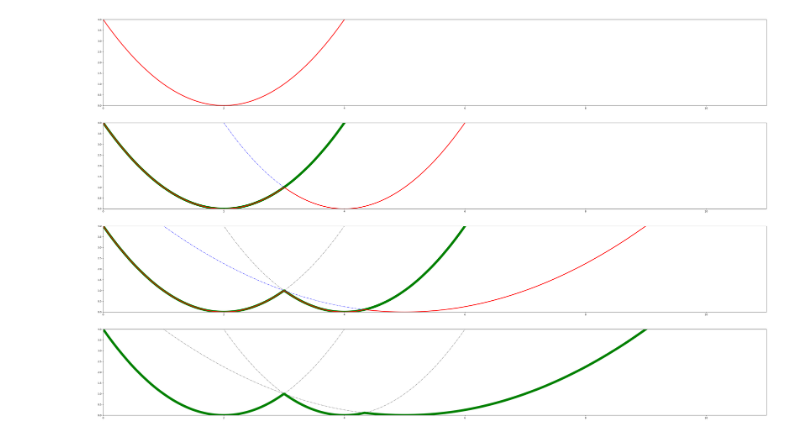
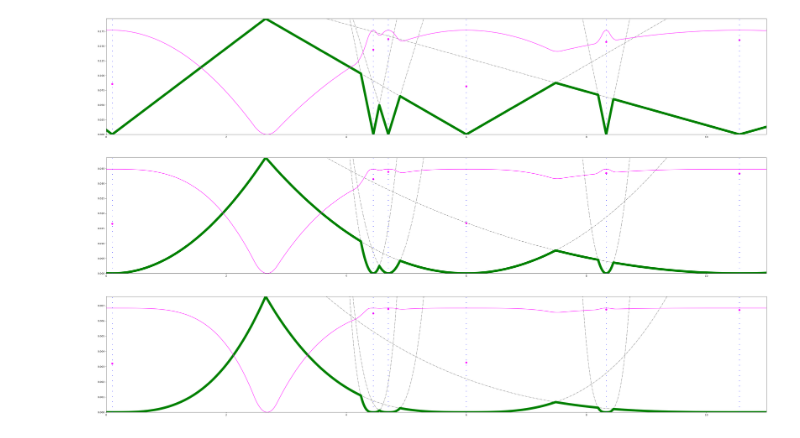
Before and after one commit to AlyLanier/neo4j2graph, a Jupyter notebook: arcane2graph/neo4j_UserDefined_Functions/test_show_v2.ipynb, the cells around one changed output. Drawn from its saved outputs; the diff is of its cells as text; code cells hidden in the pictures.

Commit message:
finished, added test_case example of score calculation

```diff
--- a/arcane2graph/neo4j_UserDefined_Functions/test_show_v2.ipynb
+++ b/arcane2graph/neo4j_UserDefined_Functions/test_show_v2.ipynb
@@ -630,13 +578 @@ on : S[0, 11]S
 [figure]
-# %%
-hull.set_primitive(lambda a: (lambda x: a**2 * x**3/3.))
-
-nb_points_hull, nb_points_score = 2000, 200
-x_hull = np.linspace(*hull.get_range().as_tuple(), nb_points_hull)
-x_score = np.linspace(*hull.get_range().as_tuple(), nb_points_score)
-
-fig, ax = plt.subplots(1, 1, figsize=(50, 10))
-plot_draw(ax, x_hull, hull, False)
-
-test = [hull.score_of_new_curb_test((2, float(x))) for x in x_score]
-ax.plot(x_score, test)
@@ -663,6 +579,7 @@ Exception: the function should be defined on the total range it takes values in
-# %%
-data = [(1, 2), (1, 4), (.5, 5)]
-
-show_iterative_fig(f, my_range, data)
-# %% [output]
-[figure, removed]
+# %%
+def normalize_score(liste):
+    if liste.size == 0: return
+    min_value = min(liste)
+    max_value = max(liste)
+
+    return lambda l : (l - min_value)/(max_value - min_value)
@@ -668,0 +611,33 @@ show_iterative_fig(f, my_range, data)
+# %%
+option = {
+    .1: 13,
+    4.45: 2,
+    4.7: 3,
+    6: 17,
+    8.33: 2,
+    10.55: 35
+}
+
+sign = lambda x: 1. if x >= 0 else -1.
+power = lambda n: (lambda x: abs(x)**n, lambda a: (lambda x: sign(x)*a**n * abs(x)**(n+1)/(n+1)))
+distance_functions = [power(1), power(2), power(3)]
+
+parameters = [(1./occ, value) for value, occ in option.items()]
+hull = HullByParts(subfunctions_to_segments={}, curves_to_add=parameters, function_range=Segment(0., 11.), reference_primitive=lambda a: (lambda x: a**2 * x**3/3.))
+
+nb_points_hull, nb_points_score = 2000, 500
+x_hull = np.linspace(*hull.get_range().as_tuple(), nb_points_hull)
+
+subplots = len(distance_functions)
+fig, axs = plt.subplots(subplots, 1, figsize=(50, 10*subplots))
+
+for (f, pf), ax in zip(distance_functions, axs):
+    hull.set_reference_function(f)
+    hull.set_primitive(pf)
+    plot_draw(ax, x_hull, hull, True, y_limit=None)
+    plot_score(ax, hull, option, nb_points_score, color='magenta')
+
+    for v in option:
+        ax.plot([v, v], ax.get_ylim(), color = 'blue', ls = (0, (1, 10)), lw = 2)
+# %% [output]
+[figure, added]
```
Also changed, not shown: parts of 11 cells of this notebook.
